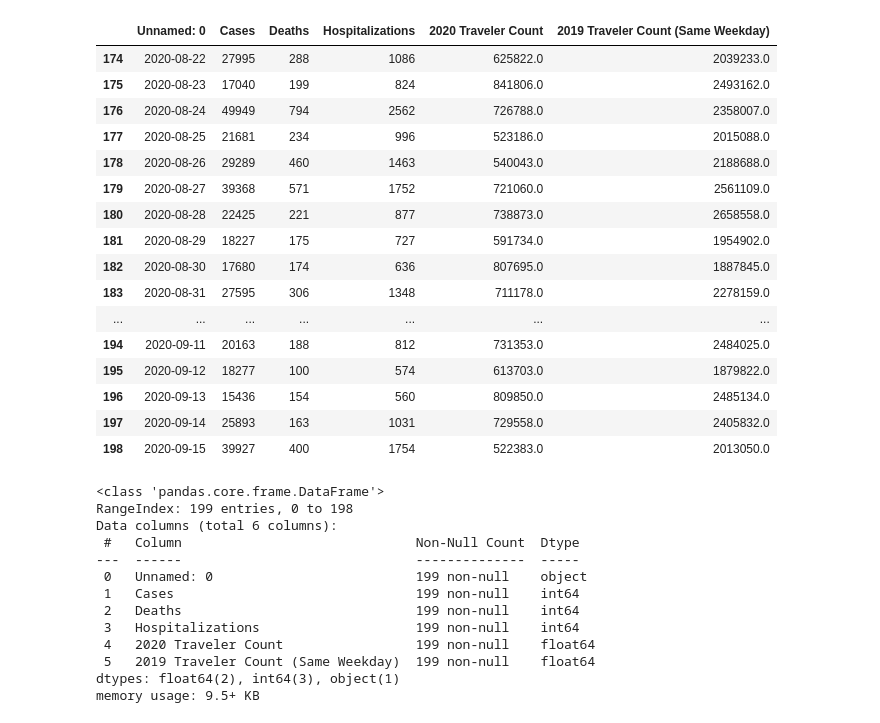
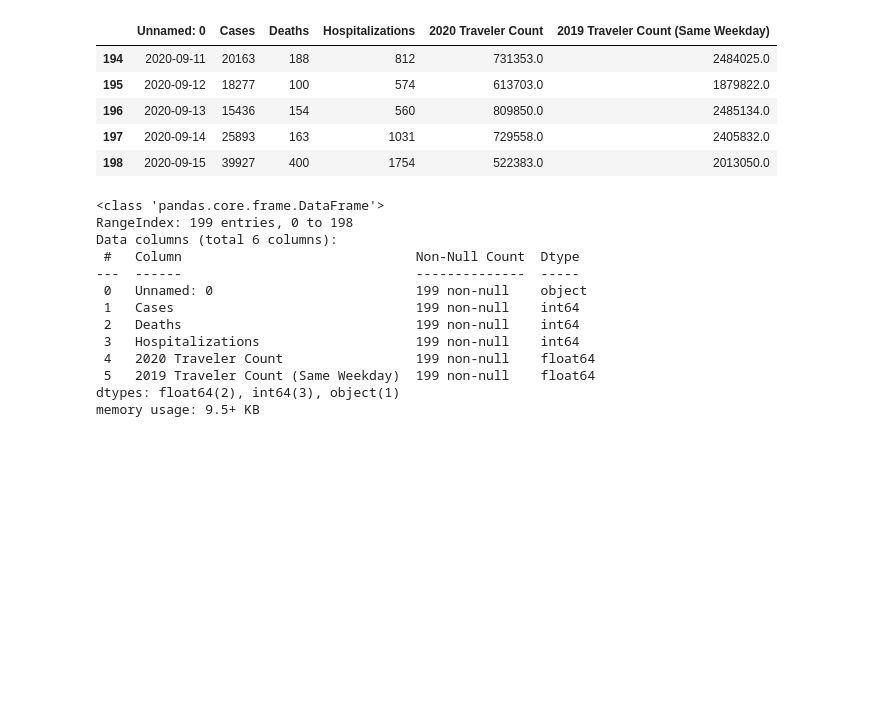
Before and after one commit to abielhammonds/COVID19_TravelStats_Project, a Jupyter notebook: COVID19Travel_Visualizations.ipynb, the cells around one changed output. Drawn from its saved outputs; the diff is of its cells as text; code cells hidden in the pictures; blank space fills up the shorter version.

```diff
--- a/COVID19Travel_Visualizations.ipynb
+++ b/COVID19Travel_Visualizations.ipynb
@@ -36,20 +36,9 @@ covid_travel = pd.read_csv('covid_travel.csv')
 # %%
 #Preview the DataFrame
 
-covid_travel.tail(25)
+covid_travel.tail()
 # %% [output]
 |  | Unnamed: 0 | Cases | Deaths | Hospitalizations | 2020 Traveler Count | 2019 Traveler Count (Same Weekday) |
-| 174 | 2020-08-22 | 27995 | 288 | 1086 | 625822.0 | 2039233.0 |
-| 175 | 2020-08-23 | 17040 | 199 | 824 | 841806.0 | 2493162.0 |
-| 176 | 2020-08-24 | 49949 | 794 | 2562 | 726788.0 | 2358007.0 |
-| 177 | 2020-08-25 | 21681 | 234 | 996 | 523186.0 | 2015088.0 |
-| 178 | 2020-08-26 | 29289 | 460 | 1463 | 540043.0 | 2188688.0 |
-| 179 | 2020-08-27 | 39368 | 571 | 1752 | 721060.0 | 2561109.0 |
-| 180 | 2020-08-28 | 22425 | 221 | 877 | 738873.0 | 2658558.0 |
-| 181 | 2020-08-29 | 18227 | 175 | 727 | 591734.0 | 1954902.0 |
-| 182 | 2020-08-30 | 17680 | 174 | 636 | 807695.0 | 1887845.0 |
-| 183 | 2020-08-31 | 27595 | 306 | 1348 | 711178.0 | 2278159.0 |
-| ... | ... | ... | ... | ... | ... | ... |
 | 194 | 2020-09-11 | 20163 | 188 | 812 | 731353.0 | 2484025.0 |
 | 195 | 2020-09-12 | 18277 | 100 | 574 | 613703.0 | 1879822.0 |
 | 196 | 2020-09-13 | 15436 | 154 | 560 | 809850.0 | 2485134.0 |
```
Also changed, not shown: parts of 16 cells of this notebook.
